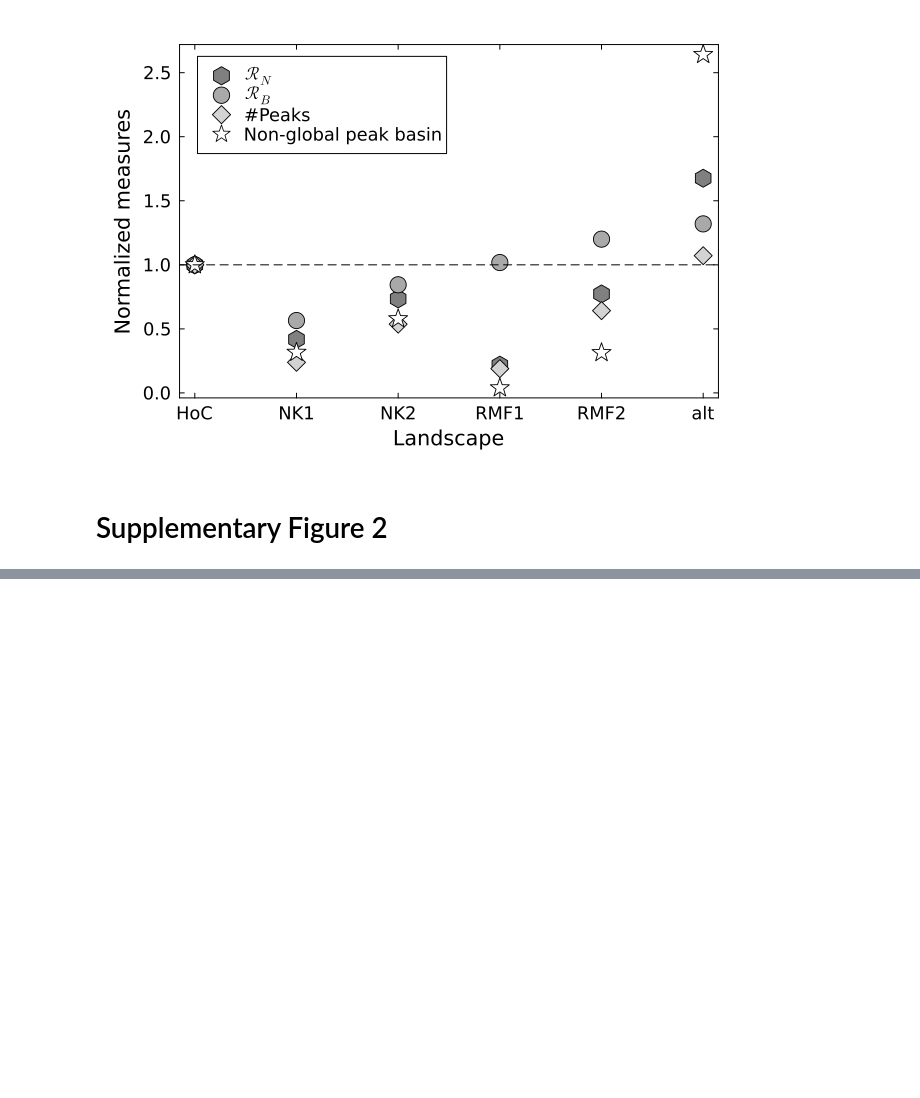
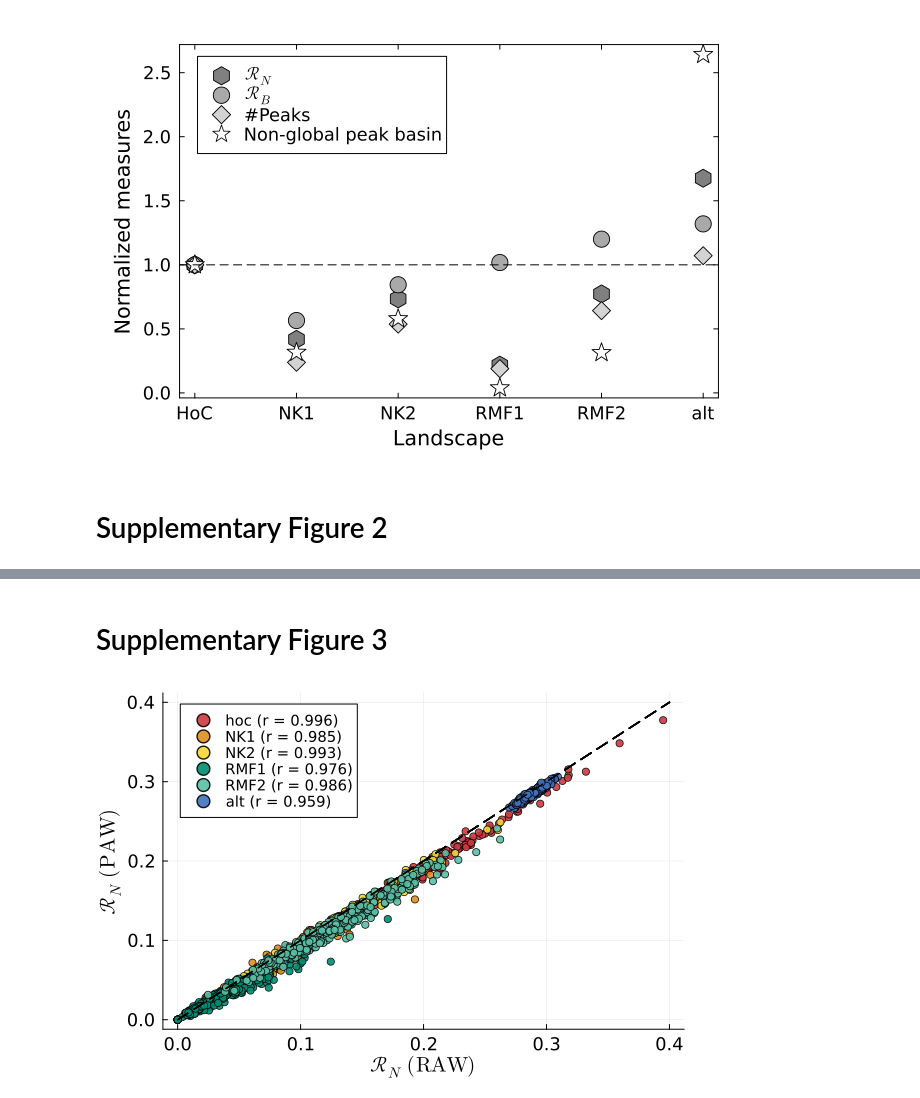
Before and after one commit to MSri95/Landscape_Navigation, a Jupyter notebook: Navigation_review_code.ipynb, the cells around one changed output, grey strips where cells are left out. Drawn from its saved outputs; the diff is of its cells as text; code cells hidden in the pictures; blank space fills up the shorter version.

```diff
--- a/Navigation_review_code.ipynb
+++ b/Navigation_review_code.ipynb
@@ -635 +933,3 @@ display(p4)
+# %% [markdown]
+# Supplementary Figure 3
 # %%
@@ -769,0 +991,31 @@ display(p)
+# %%
+p = plot()  # initialize the plot object before the loop
+
+for land in landscapes
+    RN1s = readdlm("PAW_RAW_$(land).csv")[1,:]
+    RN2s = readdlm("PAW_RAW_$(land).csv")[2,:]
+
+    r = cor(RN1s, RN2s)  # Pearson correlation across the 1000 repetitions
+    scatter!(
+            p,
+            RN1s[1:3:end],
+            RN2s[1:3:end],
+            label = "$(land) (r = $(round(r, digits=3)))",
+            color = colors[land],
+            xlabel = L"\mathcal{R}_N \ (\mathrm{RAW})",
+            ylabel = L"\mathcal{R}_N \ (\mathrm{PAW})",
+            guidefontsize = 14,
+            legendfontsize = 10,
+            tickfontsize = 12,
+            markeralpha = 0.9,
+            markerbordercolor = :white,
+            markersize = 4
+        )
+
+        plot!([0:0.1:0.4],[0:0.1:0.4], color=:black, linestyle=:dash, label=false, linewidth=1.5)  # diagonal line
+
+end
+
+p
+# %% [output]
+[figure, added]
```
Also changed, not shown: parts of 7 cells of this notebook.
